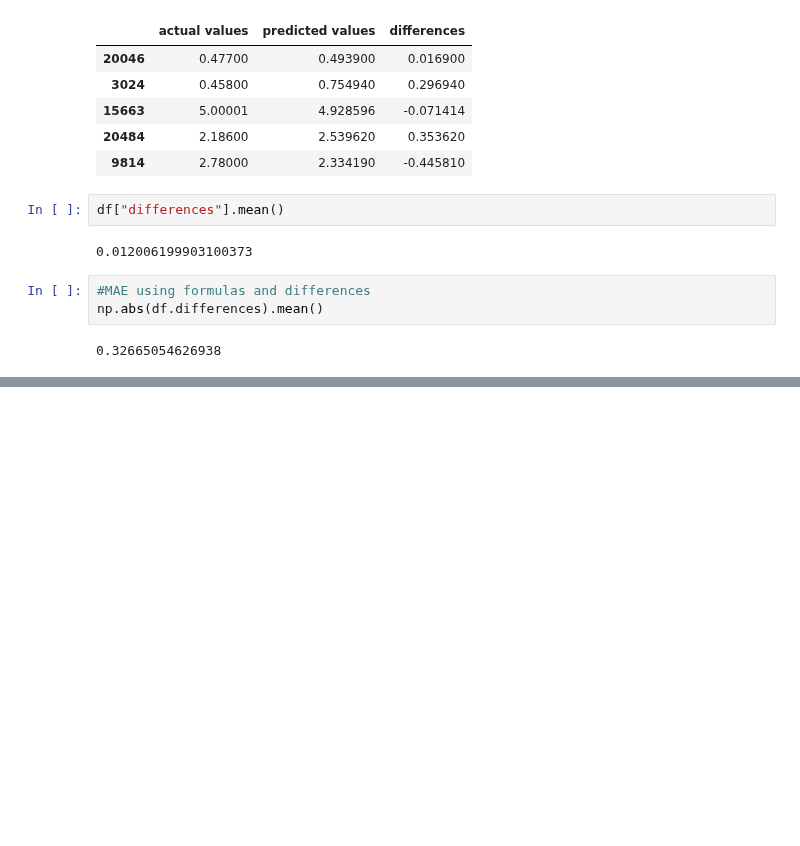
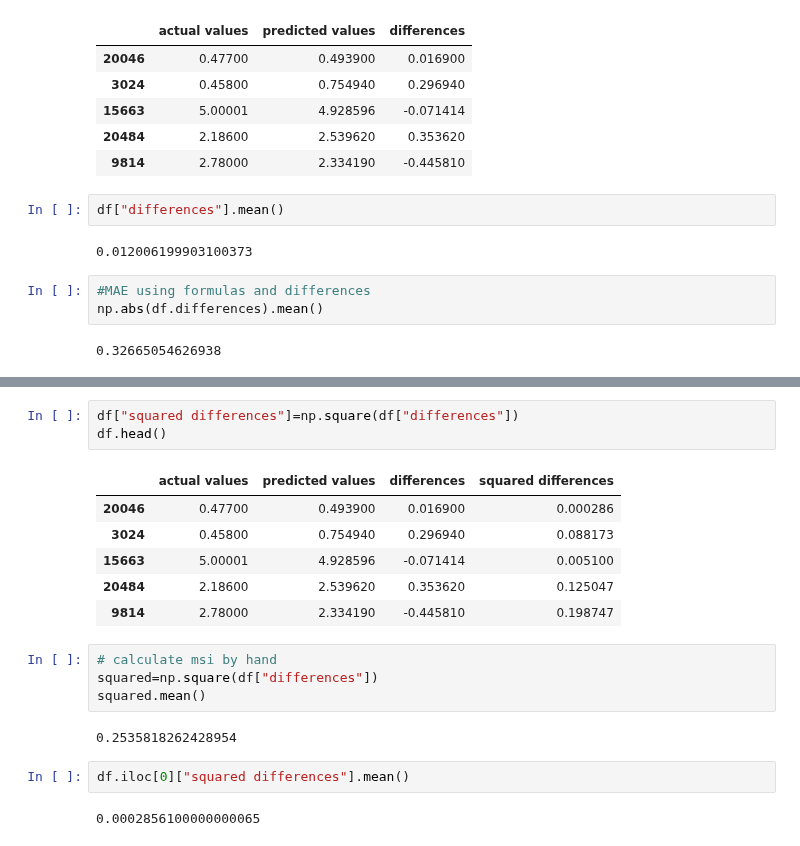
Before and after one commit to UlisesJuarez/Machine-learning-Introduction, a Jupyter notebook: scikit learn/introduction to scikit learn.ipynb, the cells around one changed output, grey strips where cells are left out. Cells and saved outputs as stored; diff of their text form; blank space fills up the shorter version.

```diff
--- a/scikit learn/introduction to scikit learn.ipynb
+++ b/scikit learn/introduction to scikit learn.ipynb
@@ -1672,0 +1710,20 @@ np.abs(df.differences).mean()
+# %%
+df["squared differences"]=np.square(df["differences"])
+df.head()
+# %% [output]
+|  | actual values | predicted values | differences | squared differences |
+| 20046 | 0.47700 | 0.493900 | 0.016900 | 0.000286 |
+| 3024 | 0.45800 | 0.754940 | 0.296940 | 0.088173 |
+| 15663 | 5.00001 | 4.928596 | -0.071414 | 0.005100 |
+| 20484 | 2.18600 | 2.539620 | 0.353620 | 0.125047 |
+| 9814 | 2.78000 | 2.334190 | -0.445810 | 0.198747 |
+# %%
+# calculate msi by hand
+squared=np.square(df["differences"])
+squared.mean()
+# %% [output]
+0.2535818262428954
+# %%
+df.iloc[0]["squared differences"].mean()
+# %% [output]
+0.0002856100000000065
```
Also changed, not shown: parts of 5 cells of this notebook.
